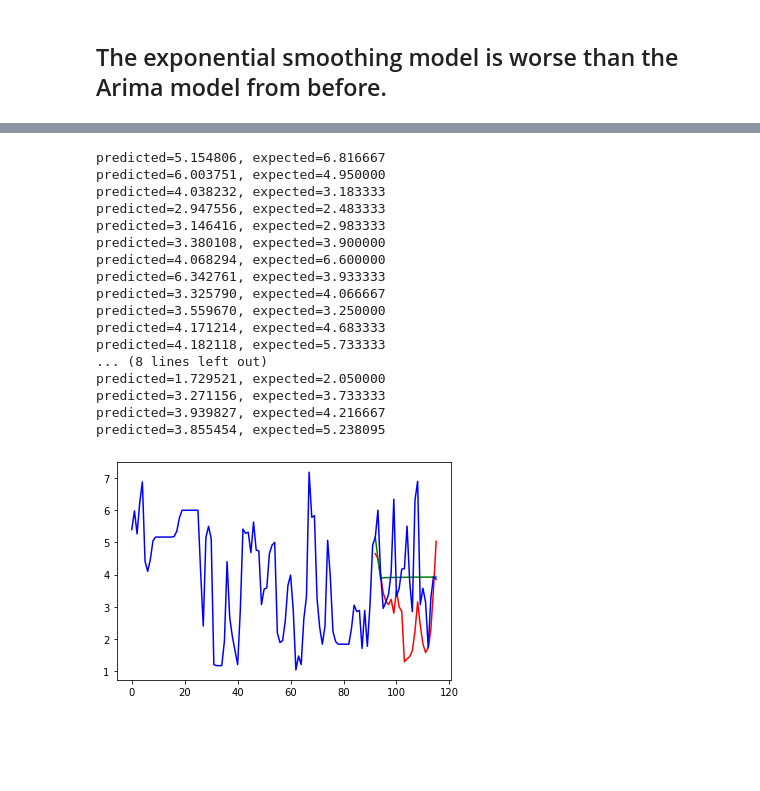
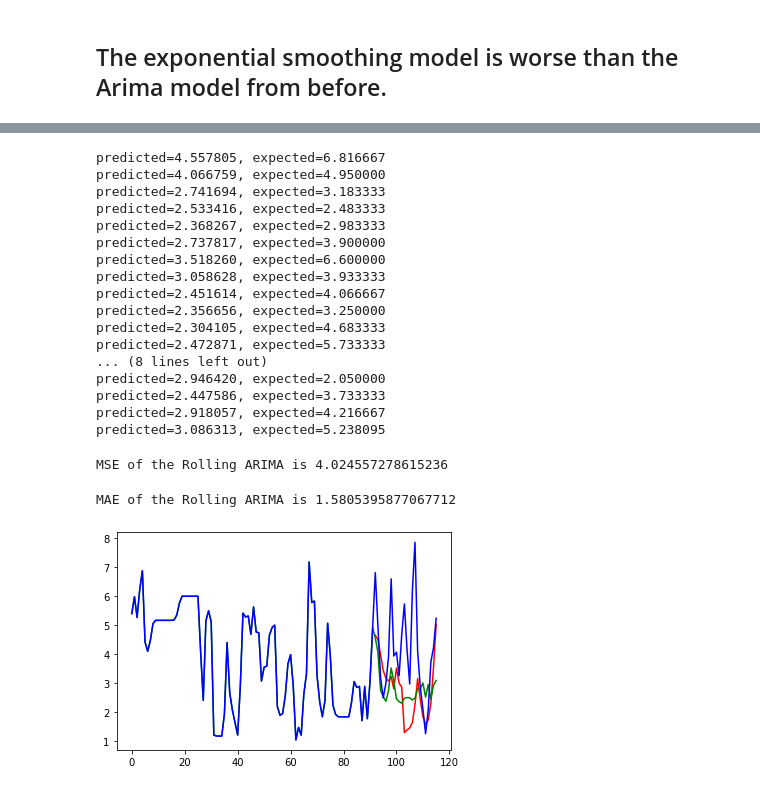
Before and after one commit to anryabrahamyan/Road_Traffic_Prediction, a Jupyter notebook: predictor/HW4_project_part_with_aggregations_feedback.ipynb, the cells around one changed output, grey strips where cells are left out. Saved outputs shown, nothing was run; the diff lists cells and outputs as text; code cells hidden in the pictures; blank space fills up the shorter version.

```diff
--- a/predictor/HW4_project_part_with_aggregations_feedback.ipynb
+++ b/predictor/HW4_project_part_with_aggregations_feedback.ipynb
@@ -305,40 +277,48 @@ predictions = list()
 # %%
 # walk-forward validation
 for t in range(len(test_new)):
-    model_new = ARIMA(history, order=(2,0,3))
+    model_new = ARIMA(history, order=(0,1,3), seasonal_order = (0, 0, 1, 24))
     model_fit = model_new.fit()
     output = model_fit.forecast()
     yhat = output[0]
     predictions.append(yhat)
     obs = test_new[t]
-    history.append(obs)
+    history.append(yhat)
     print('predicted=%f, expected=%f' % (yhat, obs))
 # %% [output]
-predicted=5.154806, expected=6.816667
-predicted=6.003751, expected=4.950000
-predicted=4.038232, expected=3.183333
-predicted=2.947556, expected=2.483333
-predicted=3.146416, expected=2.983333
-predicted=3.380108, expected=3.900000
-predicted=4.068294, expected=6.600000
-predicted=6.342761, expected=3.933333
-predicted=3.325790, expected=4.066667
-predicted=3.559670, expected=3.250000
-predicted=4.171214, expected=4.683333
-predicted=4.182118, expected=5.733333
+predicted=4.557805, expected=6.816667
+predicted=4.066759, expected=4.950000
+predicted=2.741694, expected=3.183333
+predicted=2.533416, expected=2.483333
+predicted=2.368267, expected=2.983333
+predicted=2.737817, expected=3.900000
+predicted=3.518260, expected=6.600000
+predicted=3.058628, expected=3.933333
+predicted=2.451614, expected=4.066667
+predicted=2.356656, expected=3.250000
+predicted=2.304105, expected=4.683333
+predicted=2.472871, expected=5.733333
 ... (8 lines left out)
-predicted=1.729521, expected=2.050000
-predicted=3.271156, expected=3.733333
-predicted=3.939827, expected=4.216667
-predicted=3.855454, expected=5.238095
+predicted=2.946420, expected=2.050000
+predicted=2.447586, expected=3.733333
+predicted=2.918057, expected=4.216667
+predicted=3.086313, expected=5.238095
 # %%
 Rolling = train_new + predictions
+# %%
+print('MSE of the Rolling ARIMA is', np.mean((predictions-test.astype("float"))**2))
+# %% [output]
+MSE of the Rolling ARIMA is 4.024557278615236
+# %%
+print('MAE of the Rolling ARIMA is', np.mean(abs(predictions-test.astype("float"))))
+# %% [output]
+MAE of the Rolling ARIMA is 1.5805395877067712
 # %%
 ax = plt.subplot()
 ax.plot(exp_smooth.forecast(24),color = "red")
-ax.plot(model.forecast(24),color = "green")
-ax.plot(Rolling,color = "blue")
+ax.plot(Rolling, color = "green")
+ax.plot(df_cleaned["Vehicle_0.1"], color = "blue")
 
 plt.show()
 # %% [output]
-[figure, old version]
+[figure, new version]
```
Also changed, not shown: parts of 31 cells of this notebook.
